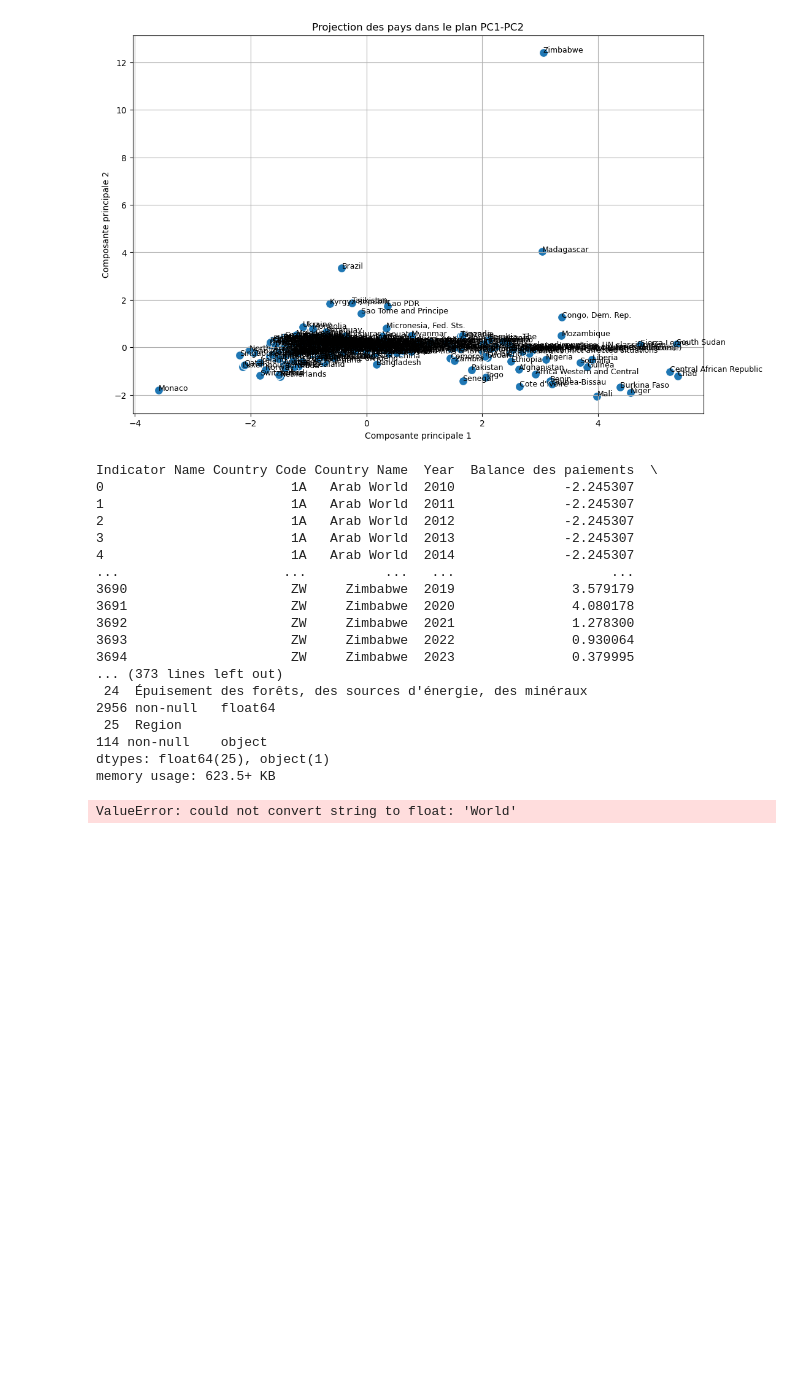
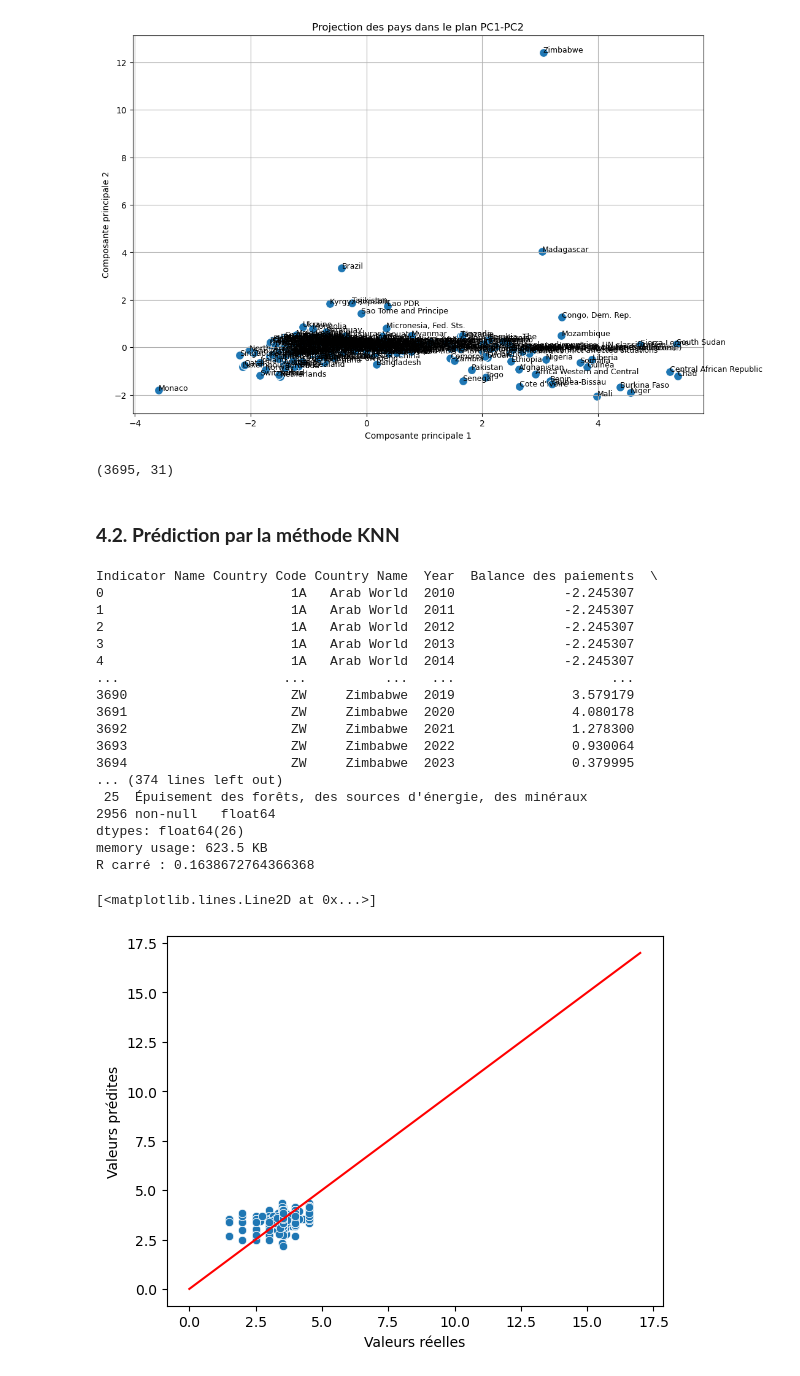
Before and after one commit to kevanjaber/projet-python, a Jupyter notebook: projet-python/projet_notebook.ipynb, the cells around one changed output. Saved outputs shown, nothing was run; the diff lists cells and outputs as text; code cells hidden in the pictures; blank space fills up the shorter version.

```diff
--- a/projet-python/projet_notebook.ipynb
+++ b/projet-python/projet_notebook.ipynb
@@ -553,6 +572,12 @@ plt.show()
 # %% [output]
 [figure]
 [figure]
+# %%
+print(data_pivot.shape)
+# %% [output]
+(3695, 31)
+# %% [markdown]
+### **4.2. Prédiction par la méthode KNN**
 # %%
 # Ségrégation des données
 # Séparer la cible de prédiction (Y) des prédicteurs (X)
@@ -568,7 +593,7 @@ print(data_pivot.shape)
 
 # Assigner les prédicteurs à X en supprimant la colonne/variable cible
 # Supprimer les colonnes avec des variables non numériques (Country code, Country name, Region, Year) et la colonne à prédire (Spread de taux d'intérêt)
-colonnes_a_supprimer = data_pivot.columns[[0, 1, 2, 5, 8]]
+colonnes_a_supprimer = data_pivot.columns[[0, 1, 2, 5, 30]]
 
 # Supprimer ces colonnes
 X = data_pivot.drop(columns=colonnes_a_supprimer)
@@ -610,36 +635,37 @@ Y_pred_KNN
 
 
 #Calcul du R2
 r_squared = KNN.score(Xtest, Ytest)
 print("R carré :", r_squared)
 
 # Visualisation des prédictions vs. la vérité
 import seaborn as sns
 
 # Tracer un nuage de points entre les valeurs réelles et les notes prédites
 fig = sns.scatterplot(x = Ytest, y = Y_pred_KNN)
 
 # Réétiqueter la figure
 fig.set(xlabel='Valeurs réelles', ylabel = 'Valeurs prédites')
 
 # Ajouter une ligne diagonale représentant la prédiction parfaite
 fig.plot([0, 17], [0, 17], '-r')
 # %% [output]
 Indicator Name Country Code Country Name  Year  Balance des paiements  \
 0                        1A   Arab World  2010              -2.245307
 1                        1A   Arab World  2011              -2.245307
 2                        1A   Arab World  2012              -2.245307
 3                        1A   Arab World  2013              -2.245307
 4                        1A   Arab World  2014              -2.245307
 ...                     ...          ...   ...                    ...
 3690                     ZW     Zimbabwe  2019               3.579179
 3691                     ZW     Zimbabwe  2020               4.080178
 3692                     ZW     Zimbabwe  2021               1.278300
 3693                     ZW     Zimbabwe  2022               0.930064
 3694                     ZW     Zimbabwe  2023               0.379995
-... (373 lines left out)
- 24  Épuisement des forêts, des sources d'énergie, des minéraux                     2956 non-null   float64
- 25  Region                                                                         114 non-null    object
-dtypes: float64(25), object(1)
-memory usage: 623.5+ KB
+... (374 lines left out)
+ 25  Épuisement des forêts, des sources d'énergie, des minéraux                     2956 non-null   float64
+dtypes: float64(26)
+memory usage: 623.5 KB
+R carré : 0.1638672764366368
-ValueError: could not convert string to float: 'World'
+[<matplotlib.lines.Line2D at 0x...>]
+[figure, added]
```
Also changed, not shown: parts of 11 cells of this notebook.
